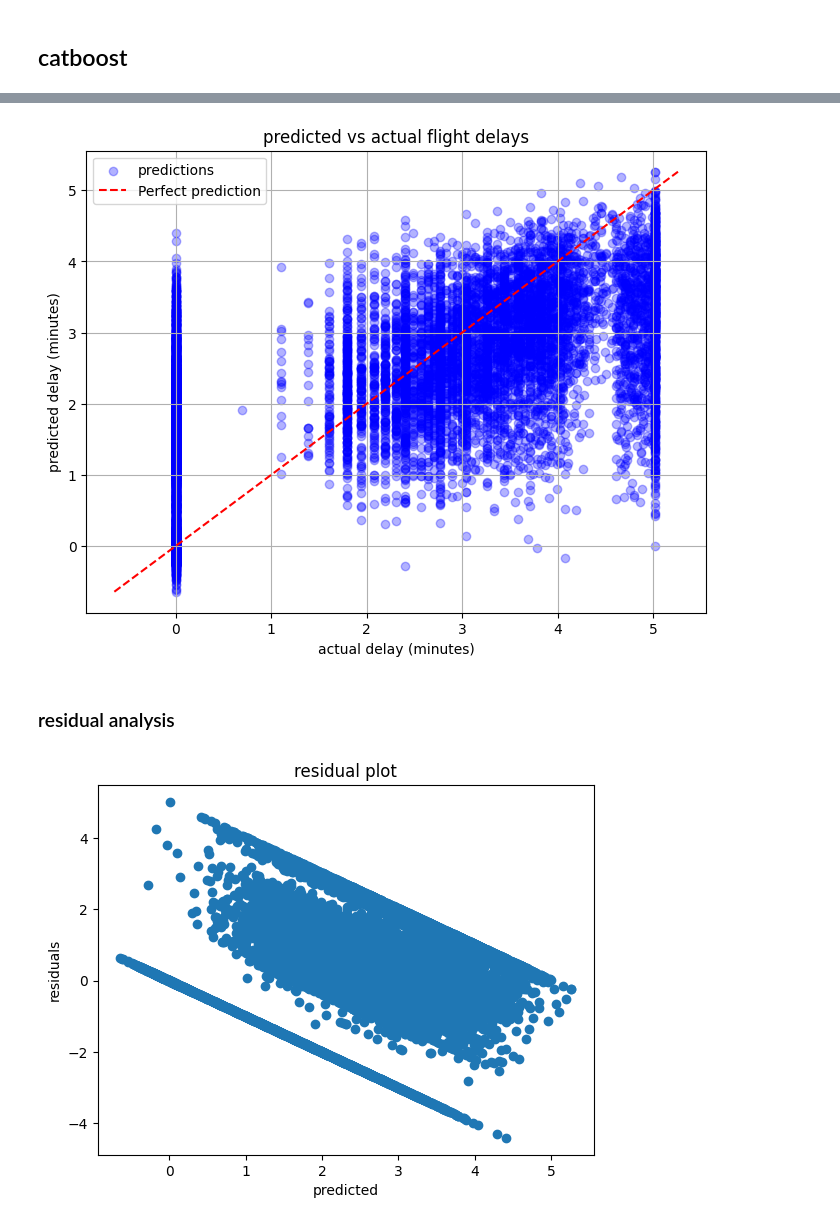
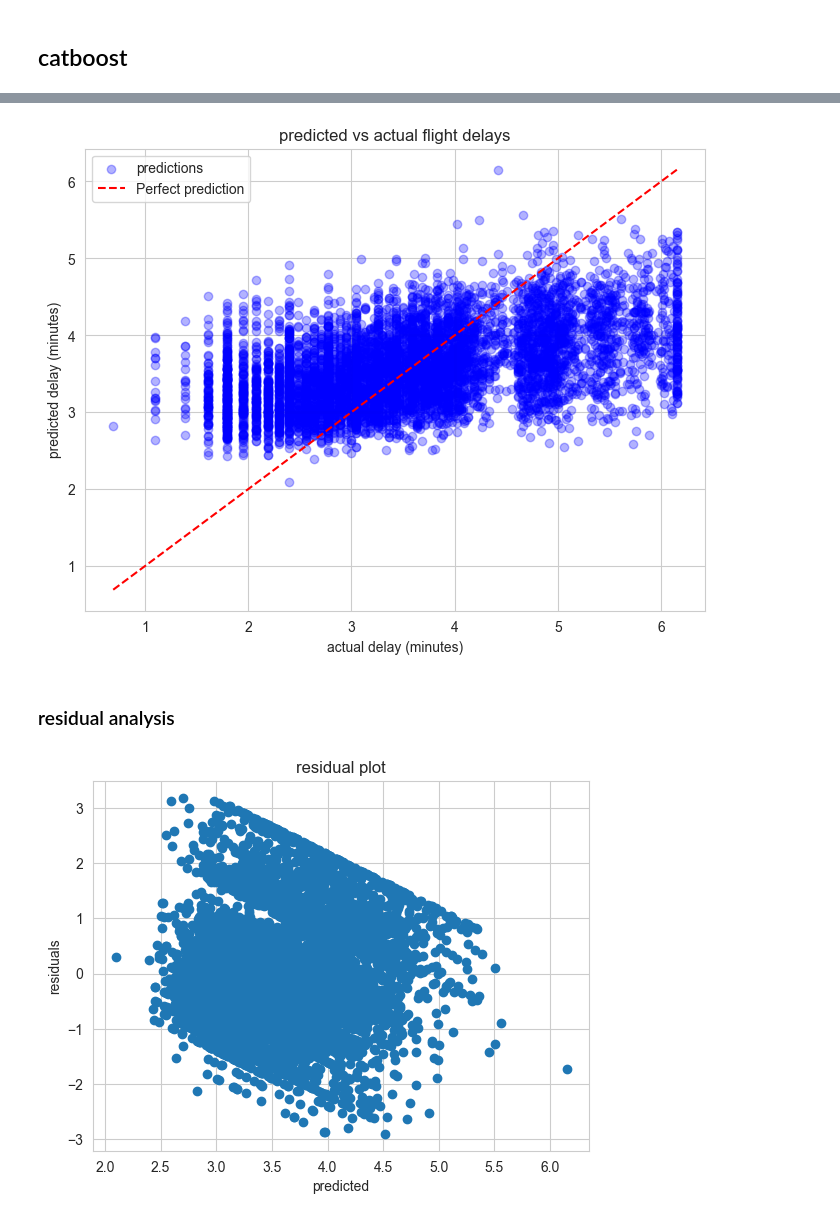
Before and after one commit to elaxolotl/flight-delay-prediction, a Jupyter notebook: notebook.ipynb, the cells around one changed output, grey strips where cells are left out. Saved outputs shown, nothing was run; the diff lists cells and outputs as text; code cells hidden in the pictures.

```diff
--- a/notebook.ipynb
+++ b/notebook.ipynb
@@ -382,0 +395,8 @@ y_train = np.log1p(y_train)
+# %%
+clf_model = RandomForestClassifier(
+    n_estimators=200,
+    max_depth=8,
+    random_state=42,
+    class_weight='balanced'
+)
+clf_model.fit(X_train, y_train_class)
@@ -383,6 +429,16 @@ y_train = np.log1p(y_train)
 # %% [markdown]
 ### XGBoost
 # %%
+#filtering data to only include delayed flights
+delay_mask_train = y_train > 0
+delay_mask_test = y_test > 0
+
+X_train_delayed = X_train[delay_mask_train]
+y_train_delayed = y_train[delay_mask_train]
+
+X_test_delayed = X_test[delay_mask_test]
+y_test_delayed = y_test[delay_mask_test]
+
 model = xgb.XGBRegressor(
     n_estimators=1000,
     learning_rate=0.01,
@@ -395,13 +451,13 @@ model = xgb.XGBRegressor(
     random_state=42
 )
 
-sample_weight = np.where(y_train > 60, 2, 1)
+sample_weight = np.where(y_train_delayed > 60, 2, 1)
 
-model.fit(X_train, y_train, sample_weight=sample_weight)
+model.fit(X_train_delayed, y_train_delayed, sample_weight=sample_weight)
 
-y_pred_log = model.predict(X_test)
+y_pred_log = model.predict(X_test_delayed)
 y_pred_minutes = np.expm1(y_pred_log)
-y_test_minutes = np.expm1(y_test)
+y_test_minutes = np.expm1(y_test_delayed)
 
 mse = mean_squared_error(y_test_minutes, y_pred_minutes)
 rmse = mse ** 0.5
@@ -445,13 +501,13 @@ plt.show()
 categorical_cols = ['FLTID','AC','trajectory','DEPSTN','ARRSTN','season']
 
 for col in categorical_cols:
-    X_train[col] = X_train[col].astype(str)
-    X_test[col]  = X_test[col].astype(str)
+    X_train_delayed[col] = X_train_delayed[col].astype(str)
+    X_test_delayed[col]  = X_test_delayed[col].astype(str)
 
-weights = np.where((y_train >= 40) & (y_train <= 140), 3, 1)
+weights = np.where((y_train_delayed >= 40) & (y_train_delayed <= 140), 3, 1)
 
-train_pool = Pool(X_train, y_train, cat_features=categorical_cols, weight=weights)
-test_pool  = Pool(X_test,  y_test,  cat_features=categorical_cols)
+train_pool = Pool(X_train_delayed, y_train_delayed, cat_features=categorical_cols, weight=weights)
+test_pool  = Pool(X_test_delayed,  y_test_delayed,  cat_features=categorical_cols)
 
 cb = CatBoostRegressor(iterations=2000, depth=6, learning_rate=0.03, loss_function="RMSE", random_seed=42, early_stopping_rounds=100,verbose=200)
 cb.fit(train_pool, eval_set=test_pool)
@@ -459,10 +515,10 @@ cb.fit(train_pool, eval_set=test_pool)
 y_pred = cb.predict(test_pool)
 
 
-mse = mean_squared_error(y_test, y_pred)
+mse = mean_squared_error(y_test_delayed, y_pred)
 rmse = mse ** 0.5
 print(f"Test RMSE: {rmse}")
 
-mae  = mean_absolute_error(y_test, y_pred)
+mae  = mean_absolute_error(y_test_delayed, y_pred)
 print("MAE:", mae)
 # %% [output]
@@ -486,29 +560,29 @@ MAE: 1.0457519063988265
 # %%
 plt.figure(figsize=(8, 6))
 
-plt.scatter(y_test, y_pred, alpha=0.3, color="blue", label="predictions")
+plt.scatter(y_test_delayed, y_pred, alpha=0.3, color="blue", label="predictions")
 
-lims = [min(min(y_test), min( y_pred)), max(max(y_test), max( y_pred))]
+lims = [min(min(y_test_delayed), min( y_pred)), max(max(y_test_delayed), max( y_pred))]
 plt.plot(lims, lims, 'r--', label="Perfect prediction")
 
 plt.xlabel("actual delay (minutes)")
 plt.ylabel("predicted delay (minutes)")
 plt.title("predicted vs actual flight delays")
 plt.legend()
 plt.grid(True)
 plt.show()
 # %% [output]
-[figure, old version]
+[figure, new version]
 # %% [markdown]
 ### residual analysis
 # %%
-residuals = y_test - y_pred
+residuals = y_test_delayed - y_pred
 plt.scatter(y_pred, residuals)
 plt.xlabel('predicted')
 plt.ylabel('residuals')
 plt.title('residual plot')
 plt.show()
 # %% [output]
-[figure, old version]
+[figure, new version]
 # %%
 feature_importance = model.feature_importances_
```
Also changed, not shown: parts of 26 cells of this notebook, 6 other files.
